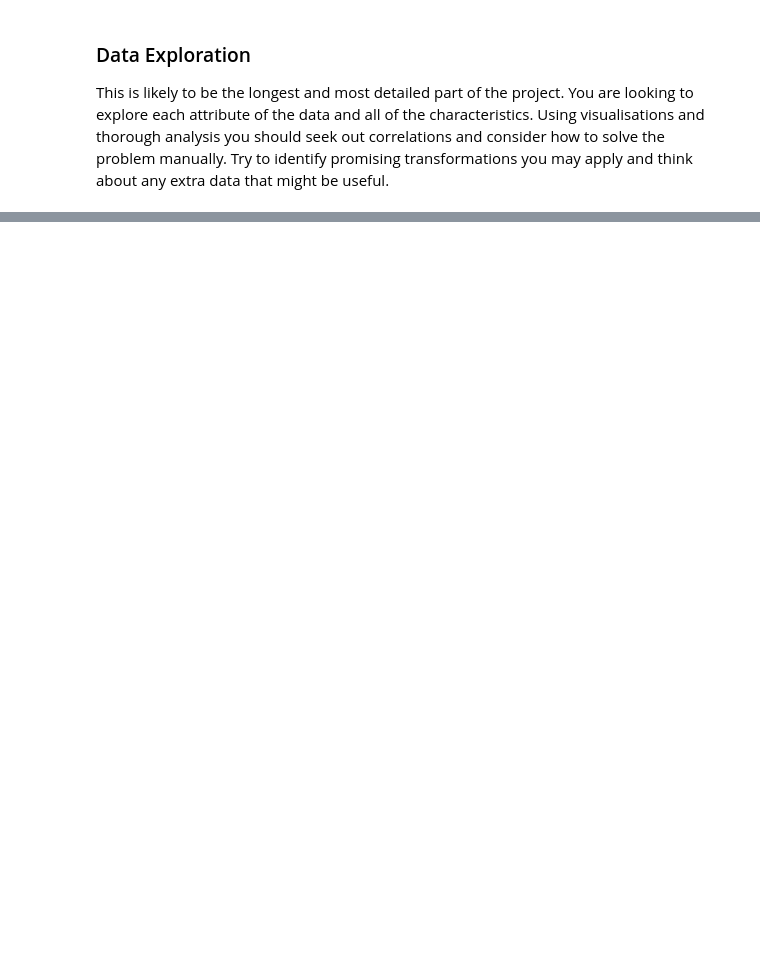
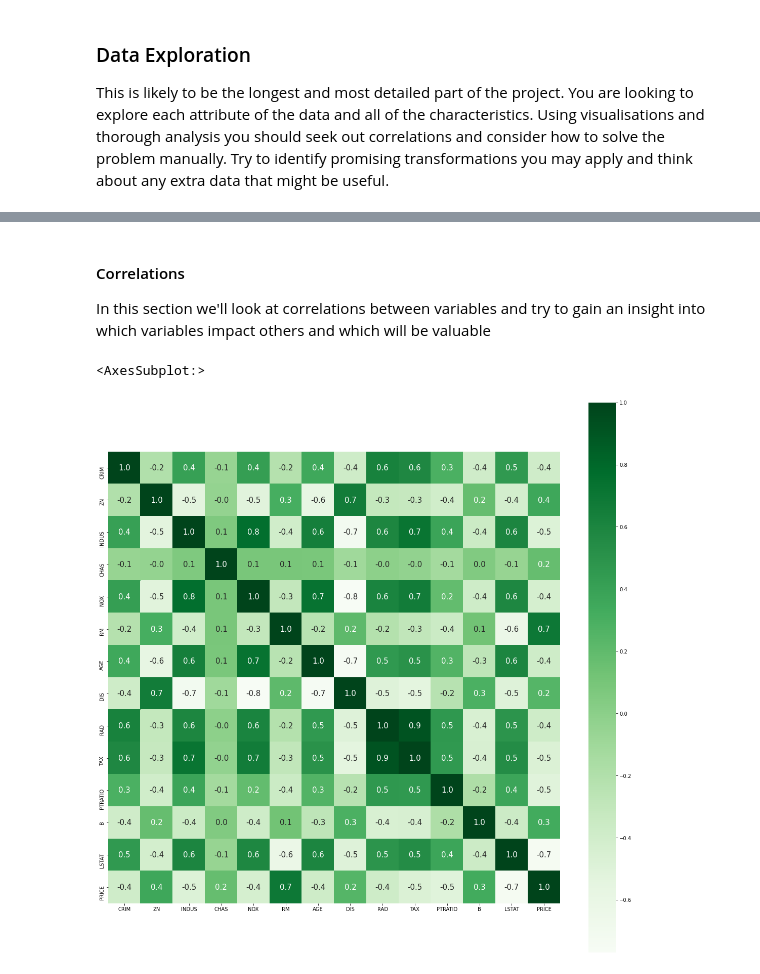
Before and after one commit to JamesT94/linear-regression-template, a Jupyter notebook: linreg-template.ipynb, the cells around one changed output, grey strips where cells are left out. Saved outputs shown, nothing was run; the diff lists cells and outputs as text; code cells hidden in the pictures; blank space fills up the shorter version.

```diff
--- a/linreg-template.ipynb
+++ b/linreg-template.ipynb
@@ -89,0 +91,10 @@ For regression problems it is often beneficial to scale or transform both the fe
+# %% [markdown]
+#### Correlations
+In this section we'll look at correlations between variables and try to gain an insight into which variables impact others and which will be valuable
+# %%
+corr = data.corr()
+plt.figure(figsize=(20, 20))
+sns.heatmap(corr, cbar=True, square=True, fmt='.1f', annot=True, annot_kws={'size':15}, cmap='Greens')
+# %% [output]
+<AxesSubplot:>
+[figure, added]
```
Also changed, not shown: parts of 36 cells of this notebook, 4 other files.
